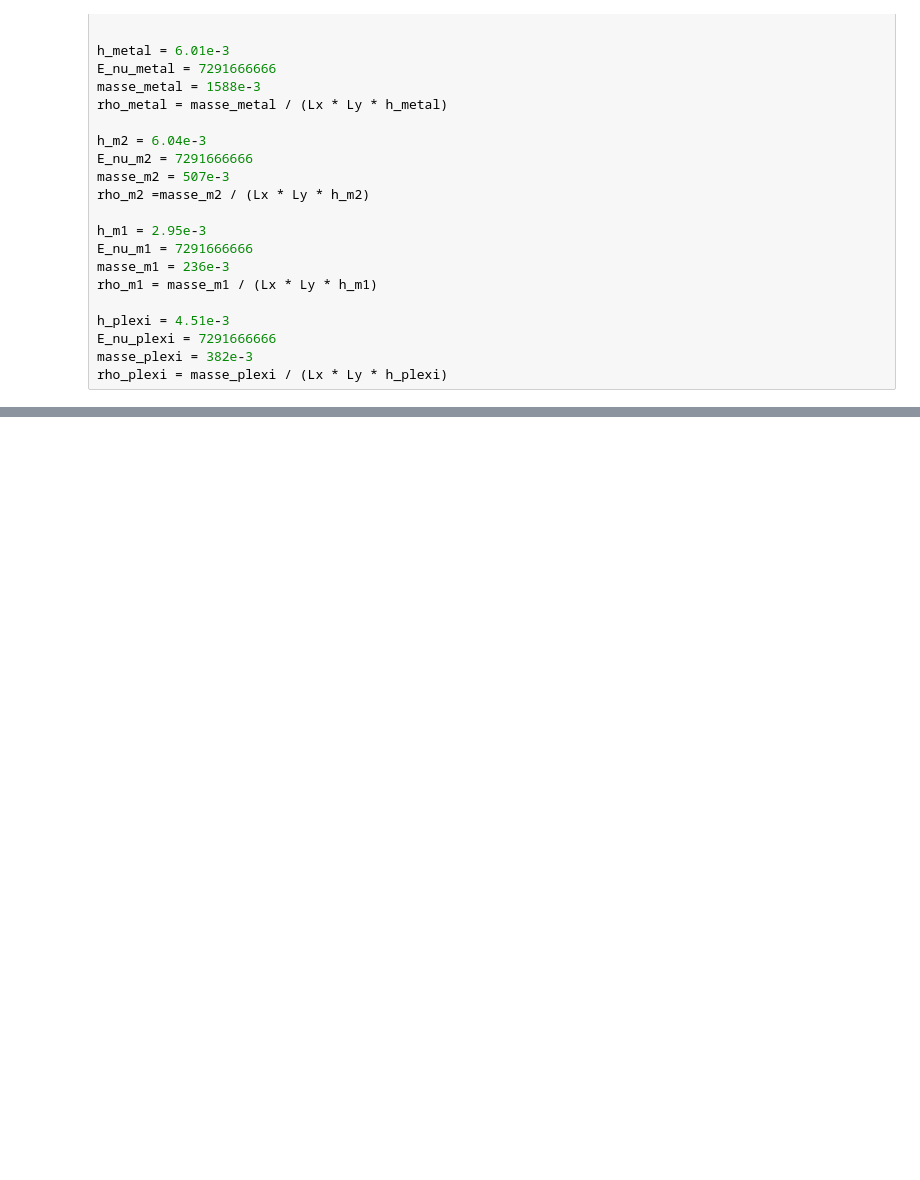
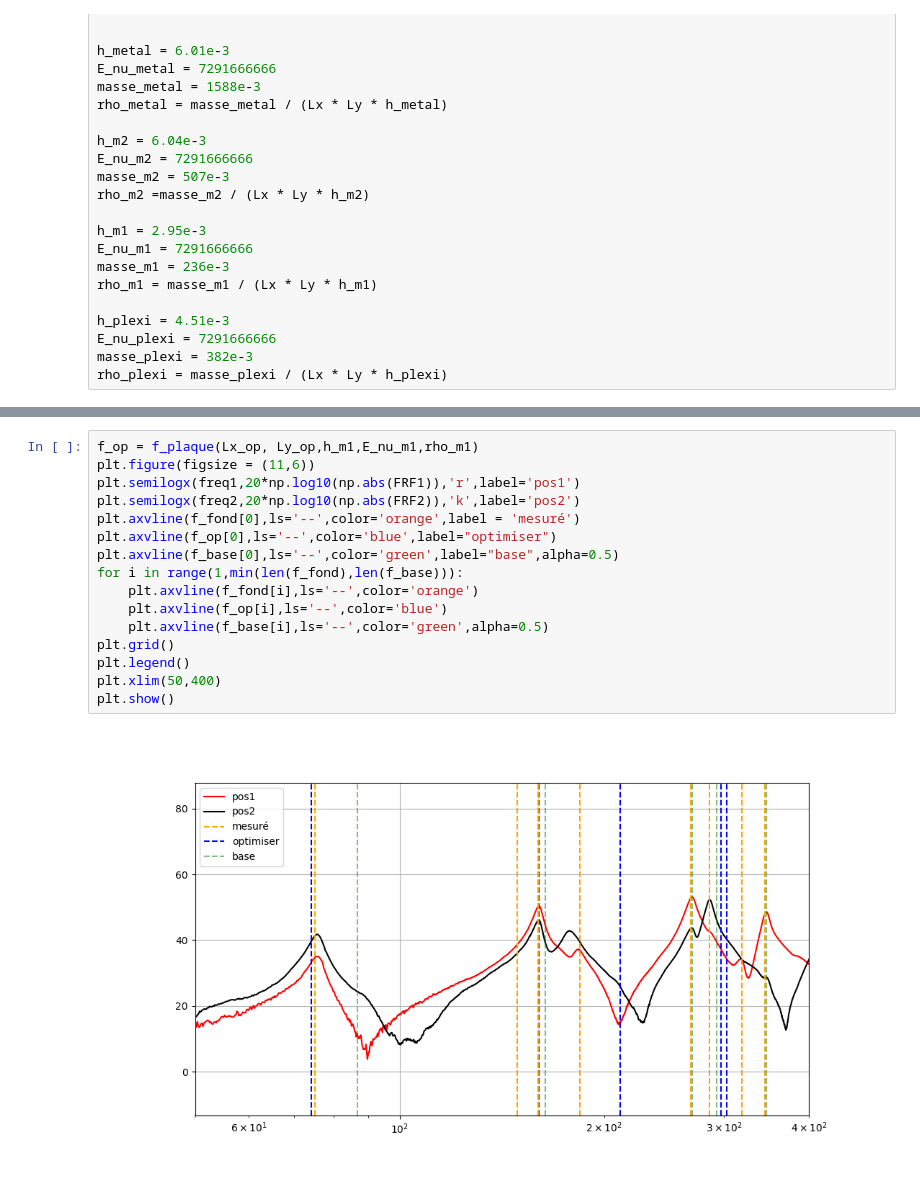
Before and after one commit to peladeaucome/ATIAM-PAM-AnalyseInstruments, a Jupyter notebook: Guitar_model/experiences/nouvelle_Correction_plaque.ipynb, the cells around one changed output, grey strips where cells are left out. Cells and saved outputs as stored; diff of their text form; blank space fills up the shorter version.

```diff
--- a/Guitar_model/experiences/nouvelle_Correction_plaque.ipynb
+++ b/Guitar_model/experiences/nouvelle_Correction_plaque.ipynb
@@ -136,0 +221,18 @@ modal_analysis_m1
+# %%
+f_op = f_plaque(Lx_op, Ly_op,h_m1,E_nu_m1,rho_m1)
+plt.figure(figsize = (11,6))
+plt.semilogx(freq1,20*np.log10(np.abs(FRF1)),'r',label='pos1')
+plt.semilogx(freq2,20*np.log10(np.abs(FRF2)),'k',label='pos2')
+plt.axvline(f_fond[0],ls='--',color='orange',label = 'mesuré')
+plt.axvline(f_op[0],ls='--',color='blue',label="optimiser")
+plt.axvline(f_base[0],ls='--',color='green',label="base",alpha=0.5)
+for i in range(1,min(len(f_fond),len(f_base))):
+    plt.axvline(f_fond[i],ls='--',color='orange')
+    plt.axvline(f_op[i],ls='--',color='blue')
+    plt.axvline(f_base[i],ls='--',color='green',alpha=0.5)
+plt.grid()
+plt.legend()
+plt.xlim(50,400)
+plt.show()
+# %% [output]
+[figure, added]
```
Also changed, not shown: parts of 13 cells of this notebook, 5 other files.
